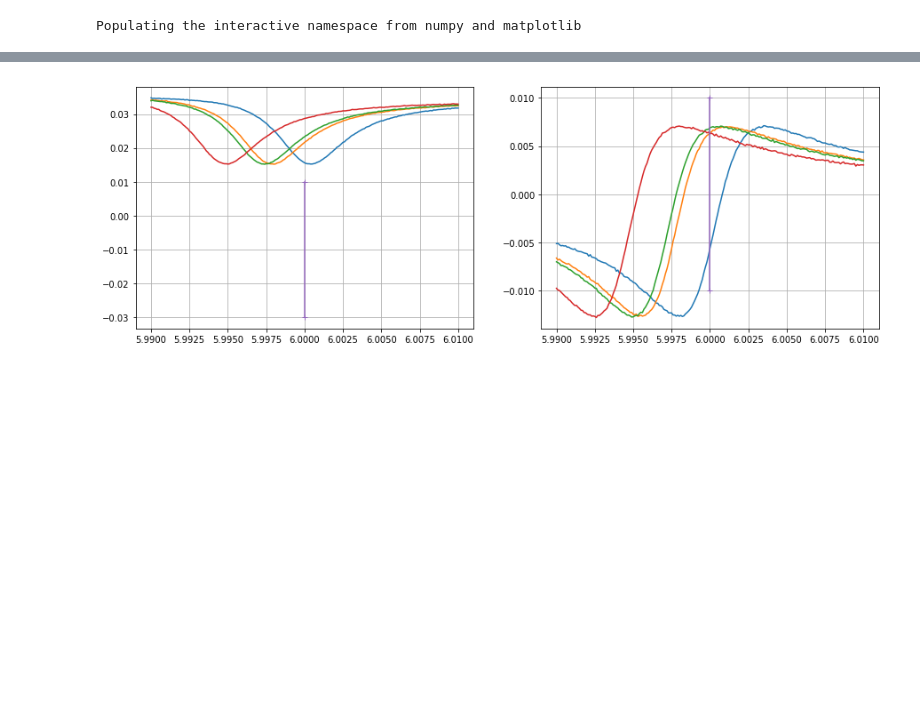
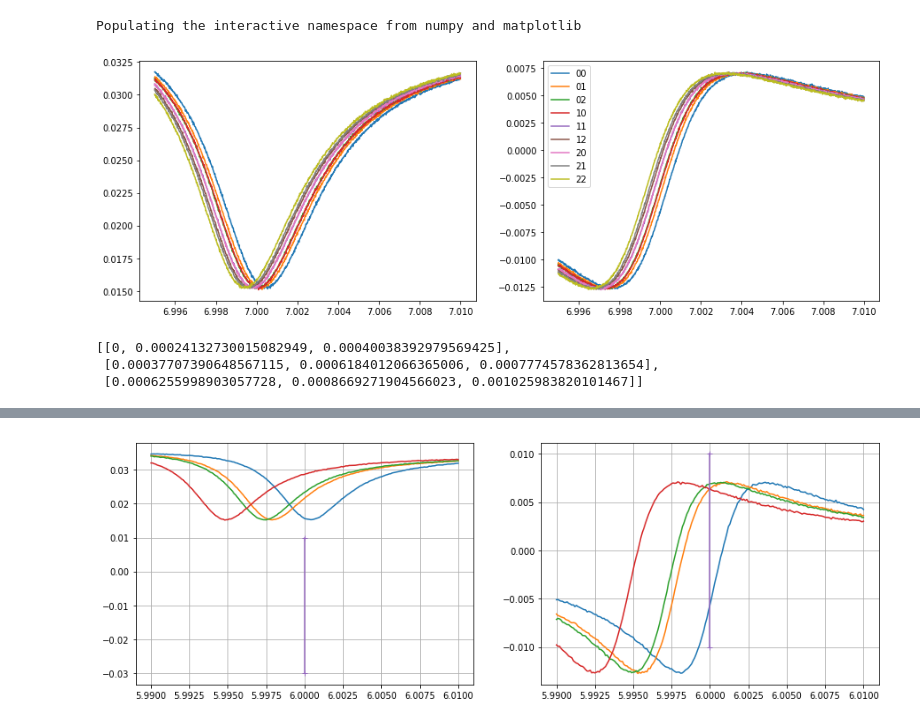
Before and after one commit to vdrhtc/Examples, a Jupyter notebook: two-transmons/Gates simulation 2.ipynb, the cells around one changed output, grey strips where cells are left out. Drawn from its saved outputs; the diff is of its cells as text; code cells hidden in the pictures; blank space fills up the shorter version.

Commit message:
Readout resonator improved to 9x9 M operator

```diff
--- a/two-transmons/Gates simulation 2.ipynb
+++ b/two-transmons/Gates simulation 2.ipynb
@@ -14,0 +17,13 @@ from ReadoutResonator import *
+# %%
+r = ReadoutResonator(7, 1118, 1964, phi=0.29)
+r.set_qubit_parameters(.05, 0.04, 5.3, 5.3, 0.25, 0.25)
+# %%
+r.plot_all(linspace(6.995, 7.01, 1000))
+# %% [output]
+[figure, added]
+# %%
+r.get_dipsersive_shifts()
+# %% [output]
+[[0, 0.00024132730015082949, 0.00040038392979569425],
+ [0.00037707390648567115, 0.0006184012066365006, 0.0007774578362813654],
+ [0.0006255998903057728, 0.0008669271904566023, 0.001025983820101467]]
```
Also changed, not shown: parts of 4 cells of this notebook, 1 other file.
